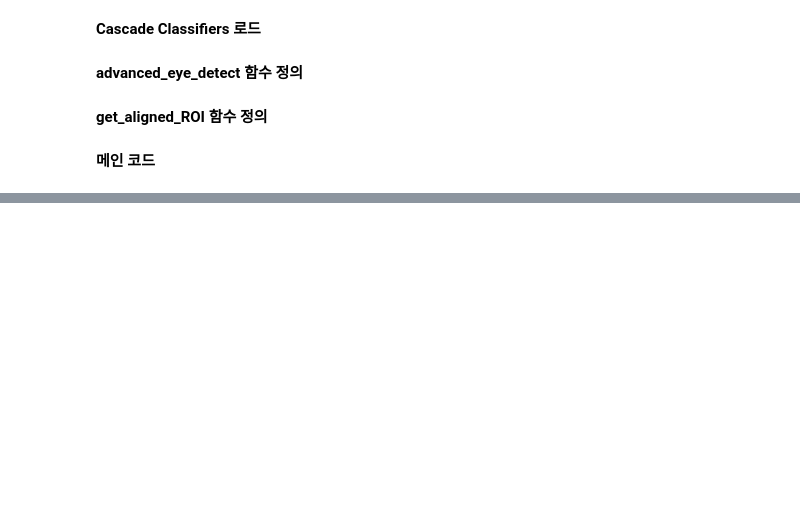
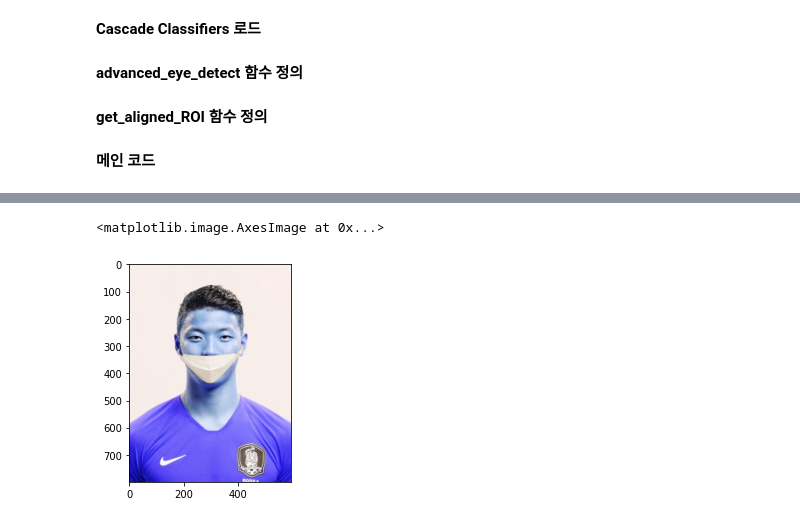
Before and after one commit to cjlee0217/covid19_mask_detection, a Jupyter notebook: 데이터 전처리/advanced-eye-detect-flow.ipynb, the cells around one changed output, grey strips where cells are left out. Drawn from its saved outputs; the diff is of its cells as text; code cells hidden in the pictures; blank space fills up the shorter version.

```diff
--- a/데이터 전처리/advanced-eye-detect-flow.ipynb
+++ b/데이터 전처리/advanced-eye-detect-flow.ipynb
@@ -97,0 +142,5 @@ for image in images:
+# %%
+plt.imshow(image)
+# %% [output]
+<matplotlib.image.AxesImage at 0x...>
+[figure, added]
```
Also changed, not shown: parts of 6 cells of this notebook.
